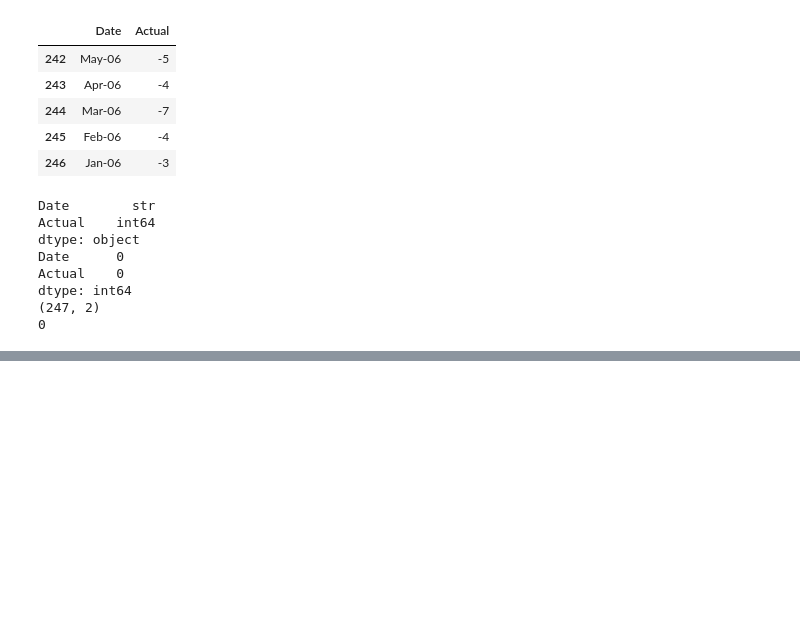
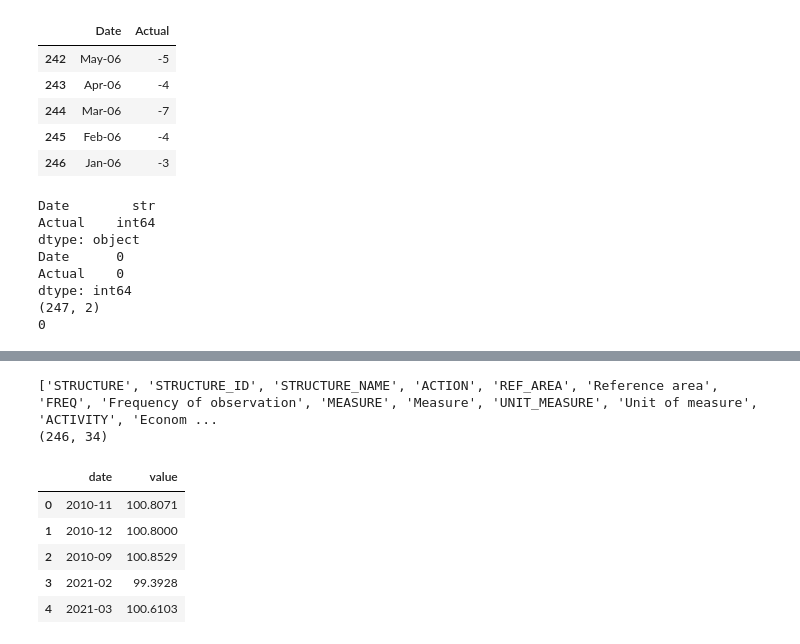
Before and after one commit to ivanredkovets/uk-gdp-nowcasting, a Jupyter notebook: notebooks/01_data_collection.ipynb, the cells around one changed output, grey strips where cells are left out. Saved outputs shown, nothing was run; the diff lists cells and outputs as text; code cells hidden in the pictures; blank space fills up the shorter version.

```diff
--- a/notebooks/01_data_collection.ipynb
+++ b/notebooks/01_data_collection.ipynb
@@ -600,0 +634,19 @@ dtype: int64
+# %%
+print(oecd_cli.columns.tolist())
+print(oecd_cli.shape)
+# %% [output]
+['STRUCTURE', 'STRUCTURE_ID', 'STRUCTURE_NAME', 'ACTION', 'REF_AREA', 'Reference area', 'FREQ', 'Frequency of observation', 'MEASURE', 'Measure', 'UNIT_MEASURE', 'Unit of measure', 'ACTIVITY', 'Econom ...
+(246, 34)
+# %%
+cli = oecd_cli[["TIME_PERIOD", "OBS_VALUE"]].copy()
+
+cli.columns = ["date", "value"]
+
+cli.head()
+# %% [output]
+|  | date | value |
+| 0 | 2010-11 | 100.8071 |
+| 1 | 2010-12 | 100.8000 |
+| 2 | 2010-09 | 100.8529 |
+| 3 | 2021-02 | 99.3928 |
+| 4 | 2021-03 | 100.6103 |
```
Also changed, not shown: parts of 4 cells of this notebook, 12 other files.
